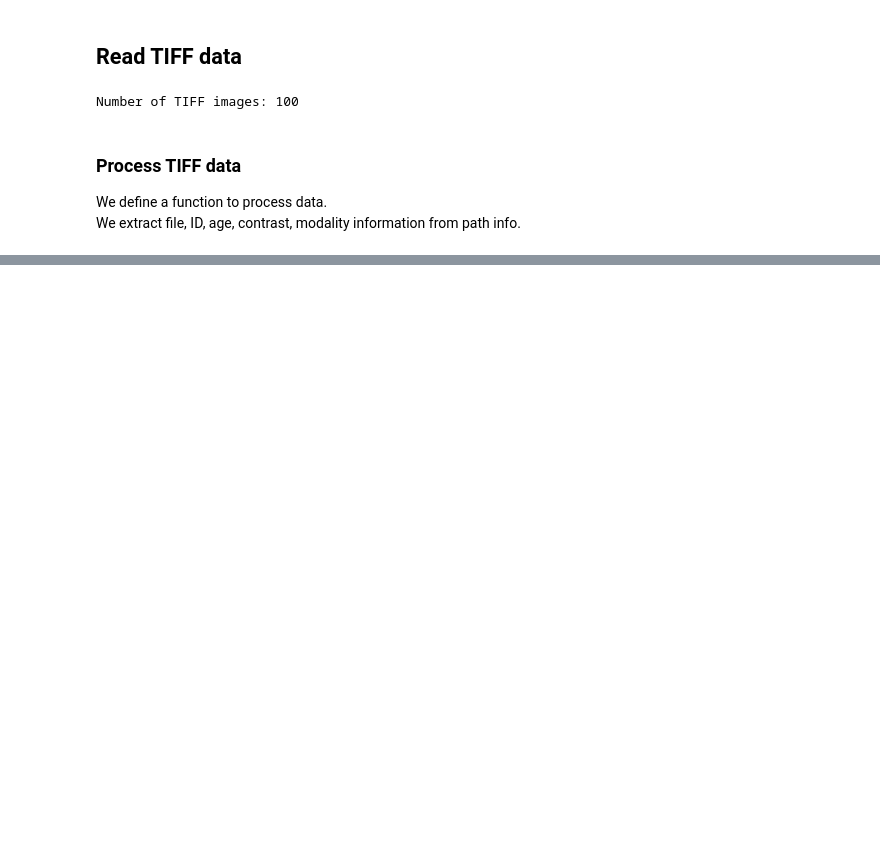
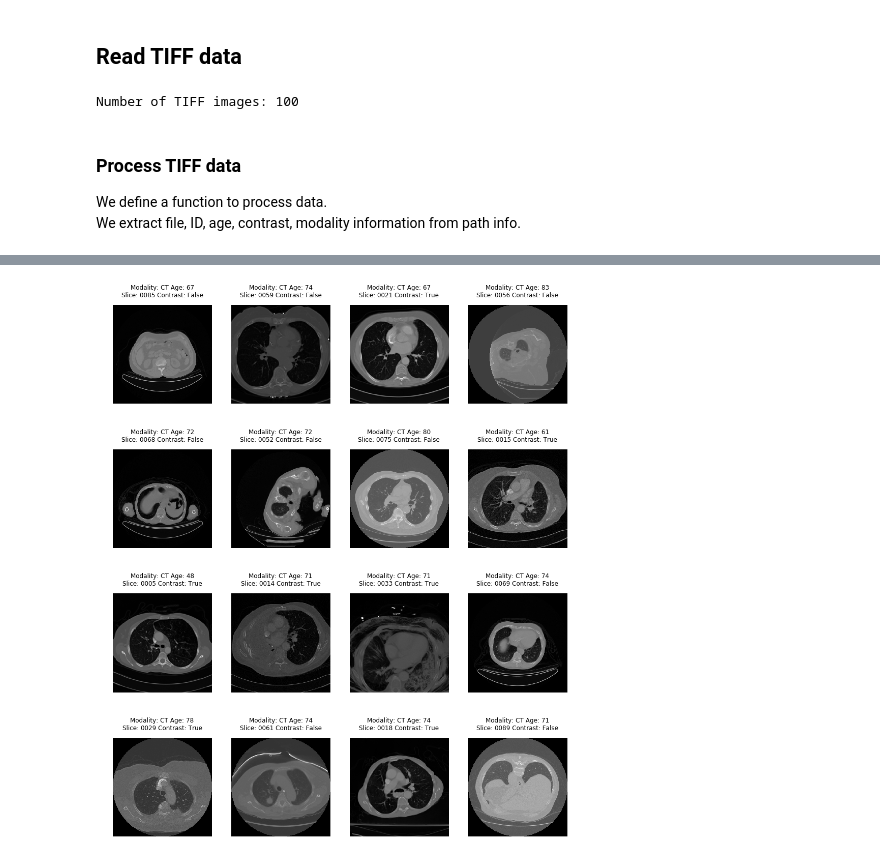
Before and after one commit to aaa34bbb56ccc/py-ct-dicom-data, a Jupyter notebook: visualize-ct-dicom-data.ipynb, the cells around one changed output, grey strips where cells are left out. Saved outputs shown, nothing was run; the diff lists cells and outputs as text; code cells hidden in the pictures; blank space fills up the shorter version.

```diff
--- a/visualize-ct-dicom-data.ipynb
+++ b/visualize-ct-dicom-data.ipynb
@@ -75,0 +126,20 @@ tiff_data.head()
+# %%
+def show_images(data, dim=16, imtype='TIFF'):
+    img_data = list(data[:dim].T.to_dict().values())
+    f, ax = plt.subplots(4,4, figsize=(16,20))
+    for i,data_row in enumerate(img_data):
+        if(imtype=='TIFF'):
+            data_row_img = imread(data_row['path'])
+        elif(imtype=='DICOM'):
+            data_row_img = dicom.read_file(data_row['path'])
+        if(imtype=='TIFF'):
+            ax[i//4, i%4].matshow(data_row_img,cmap='gray')
+        elif(imtype=='DICOM'):
+            ax[i//4, i%4].imshow(data_row_img.pixel_array, cmap=plt.cm.bone)
+        ax[i//4, i%4].axis('off')
+        ax[i//4, i%4].set_title('Modality: {Modality} Age: {Age}\nSlice: {ID} Contrast: {Contrast}'.format(**data_row))
+    plt.show()
+# %%
+show_images(tiff_data,16,'TIFF')
+# %% [output]
+[figure, added]
```
Also changed, not shown: parts of 26 cells of this notebook.
